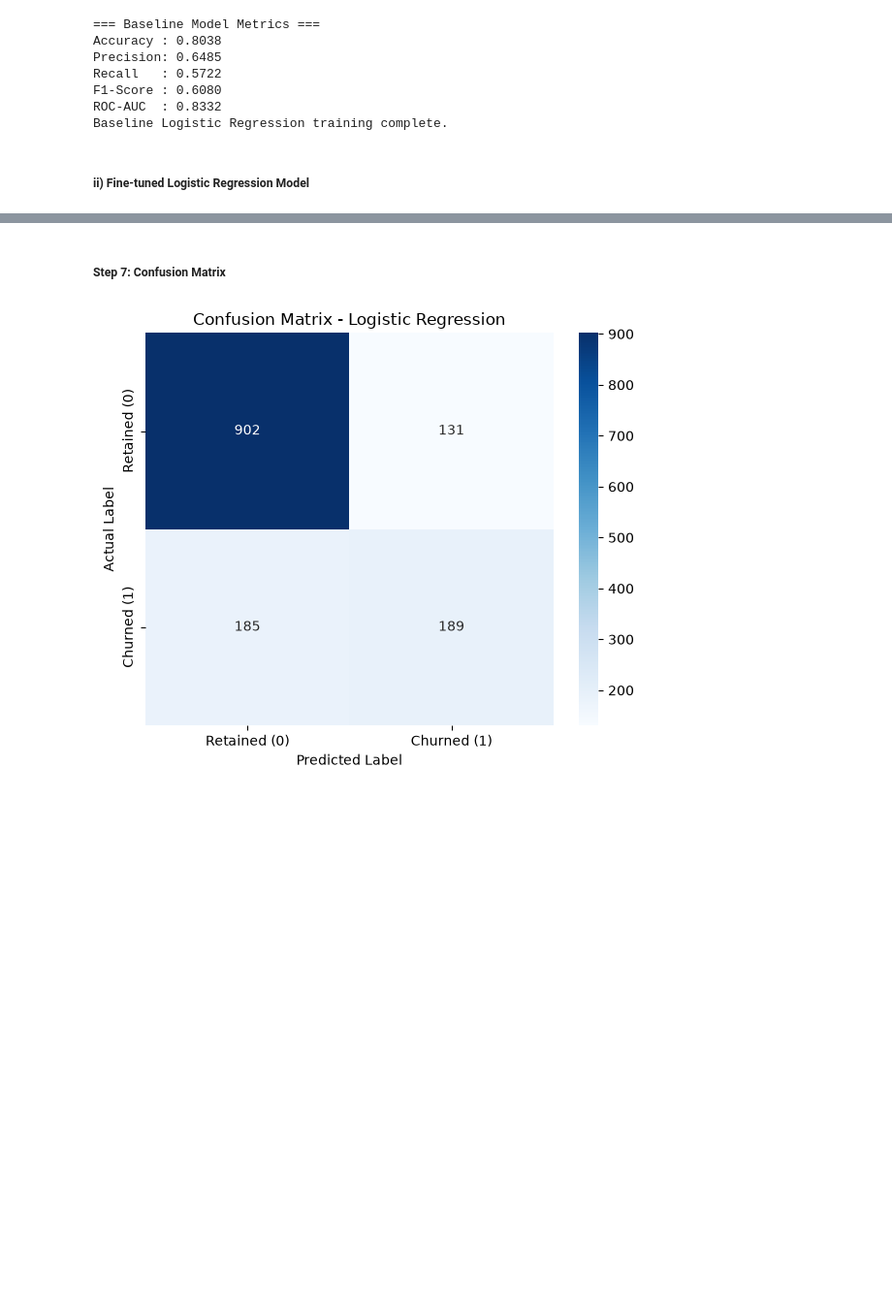
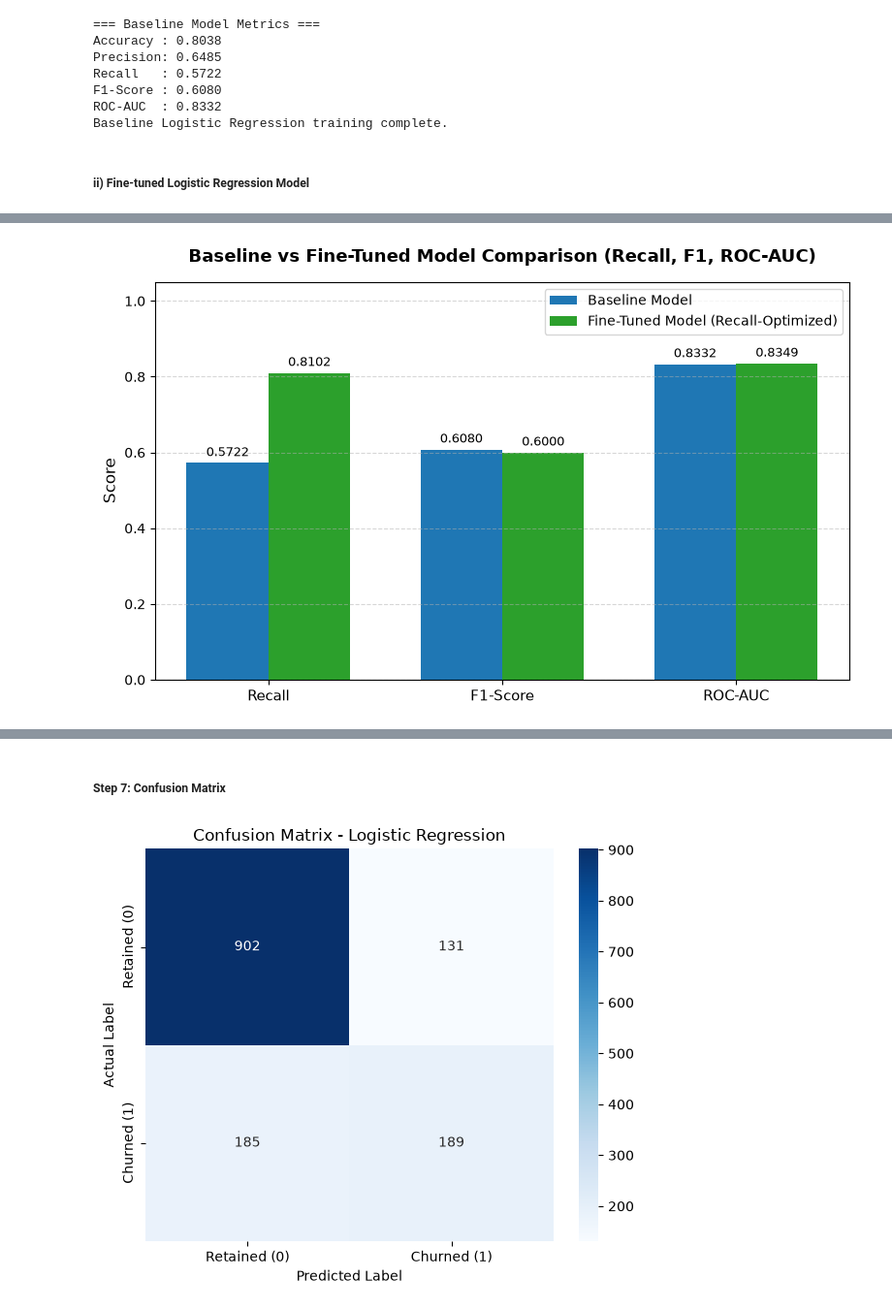
Before and after one commit to Joyy-cloud/TelecomChurning, a Jupyter notebook: 04_predictive_modelling.ipynb, the cells around one changed output, grey strips where cells are left out. Shown at 97% size. Saved outputs shown, nothing was run; the diff lists cells and outputs as text; code cells hidden in the pictures; blank space fills up the shorter version.

```diff
--- a/04_predictive_modelling.ipynb
+++ b/04_predictive_modelling.ipynb
@@ -279,7 +354,7 @@ from sklearn.linear_model import LogisticRegression
 from sklearn.model_selection import GridSearchCV
 
 param_grid = {
-    "C": [0.01, 0.1, 1, 10],  # Inverse regularization strength
+    "C": [0.01, 0.1, 1],  # Inverse regularization strength
     "penalty": ["l1", "l2"],  # L1 (Lasso) or L2 (Ridge)
     "solver": ["liblinear"],  # Good solver for small datasets & L1/L2
     "class_weight": [None, "balanced"],  # Handles class imbalance
@@ -290,7 +365,7 @@ grid_search = GridSearchCV(
     estimator=LogisticRegression(random_state=42, max_iter=2000),
     param_grid=param_grid,
     cv=5,  # 5-fold cross-validation
-    scoring="f1",  # Optimize for F1-score
+    scoring="recall",  # Optimize for Recall to minimise false negatives
     n_jobs=-1,  # Use all CPU cores
 )
 
@@ -397,0 +415,82 @@ Threshold Accuracy Precision Recall F1-Score ROC-AUC
+# %%
+
+# 3. Create metrics DataFrame
+metrics_df = pd.DataFrame(
+    {
+        "Metric": ["Recall", "F1-Score", "ROC-AUC"],
+        "Baseline Model": [
+            recall_score(y_test, y_pred_base),
+            f1_score(y_test, y_pred_base),
+            roc_auc_score(y_test, y_proba_base),
+        ],
+        "Fine-Tuned Model": [
+            recall_score(y_test, y_pred_tuned),
+            f1_score(y_test, y_pred_tuned),
+            roc_auc_score(y_test, y_proba_tuned),
+        ],
+    }
+)
+
+# 4. Plot Grouped Bar Chart
+fig, ax = plt.subplots(figsize=(8, 5))
+
+x = np.arange(len(metrics_df["Metric"]))
+width = 0.35
+
+rects1 = ax.bar(
+    x - width / 2,
+    metrics_df["Baseline Model"],
+    width,
+    label="Baseline Model",
+    color="#1f77b4",
+)
+rects2 = ax.bar(
+    x + width / 2,
+    metrics_df["Fine-Tuned Model"],
+    width,
+    label="Fine-Tuned Model (Recall-Optimized)",
+    color="#2ca02c",
+)
+
+ax.set_ylabel("Score", fontsize=12)
+ax.set_title(
+    "Baseline vs Fine-Tuned Model Comparison (Recall, F1, ROC-AUC)",
+    fontsize=13,
+    fontweight="bold",
+    pad=15,
+)
+ax.set_xticks(x)
+ax.set_xticklabels(metrics_df["Metric"], fontsize=11)
+ax.set_ylim(0, 1.05)
+ax.legend(fontsize=10)
+ax.grid(axis="y", linestyle="--", alpha=0.5)
+
+# Add exact numeric labels above bars
+for p in rects1:
+    h = p.get_height()
+    ax.annotate(
+        f"{h:.4f}",
+        (p.get_x() + p.get_width() / 2.0, h),
+        ha="center",
+        va="bottom",
+        xytext=(0, 3),
+        textcoords="offset points",
+        fontsize=9,
+    )
+
+for p in rects2:
+    h = p.get_height()
+    ax.annotate(
+        f"{h:.4f}",
+        (p.get_x() + p.get_width() / 2.0, h),
+        ha="center",
+        va="bottom",
+        xytext=(0, 3),
+        textcoords="offset points",
+        fontsize=9,
+    )
+
+plt.tight_layout()
+plt.show()
+# %% [output]
+[figure, added]
```
Also changed, not shown: parts of 23 cells of this notebook.
